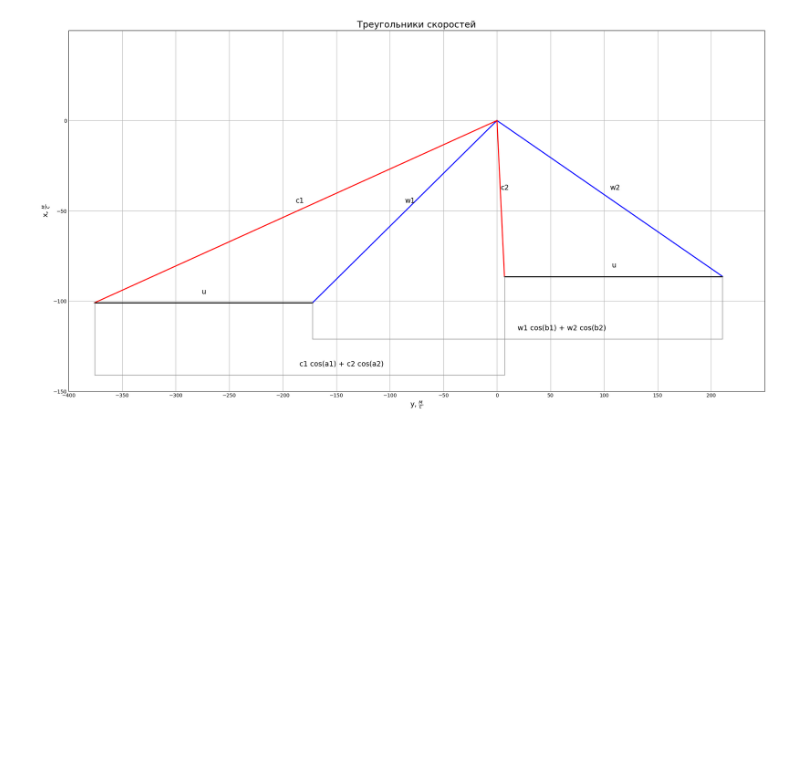
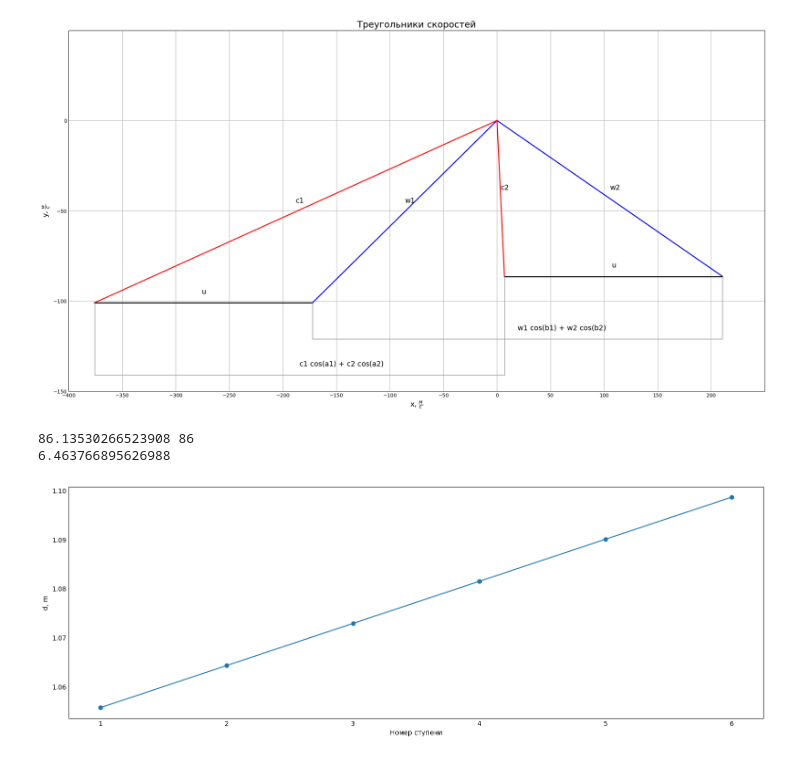
Before and after one commit to Gribtsi/turbines, a Jupyter notebook: Untitled10.ipynb, the cells around one changed output. Drawn from its saved outputs; the diff is of its cells as text; code cells hidden in the pictures; blank space fills up the shorter version.

```diff
--- a/Untitled10.ipynb
+++ b/Untitled10.ipynb
@@ -189,5 +191,45 @@ plt.show()
 # %%
 optimal_stage = max(stages, key = lambda x : x.etta_oi)
 optimal_stage.build_triangles()
+G = turbine.inlet_mass_flow
+d = 1.08
+n = 60
+P0 = p0
+t0 = t0
+c0 = 0
+H0 = numpy.array([90,110])
+p  = 0.1
+a0 = 90
 # %% [output]
 [figure]
+# %%
+speed_stage_diam = d
+rotation_speed = n
+n_stages = 6
+mass_flow = turbine.inlet_mass_flow
+
+veernost_1 = 86
+
+pz = turbine.p_middle
+
+
+# Techincal params taken
+speed_coefficient = 0.95
+alpha_1 = 15
+root_reaction_degree = p
+discharge_coefficient = 0.96
+overlapping = 0.003
+efficiency = 0.88
+# %%
+st = Stages_Divider(d, n, n_stages, turbine.inlet_mass_flow,
+                   turbine.p0, turbine.point_0.h, turbine.p_middle,
+                   optimal_stage.working_array.l,
+                   0.93, 15, optimal_stage.degree_of_reactivity, 0.96, 0.003,
+                   0.88, veernost_1)
+# %% [output]
+86.13530266523908 86
+6.463766895626988
+# %%
+plot_distribution(st.diameters, "d, m", "Номер ступени", range(1,n_stages+1))
+# %% [output]
+[figure, added]
```
Also changed, not shown: parts of 11 cells of this notebook, 3 other files.
